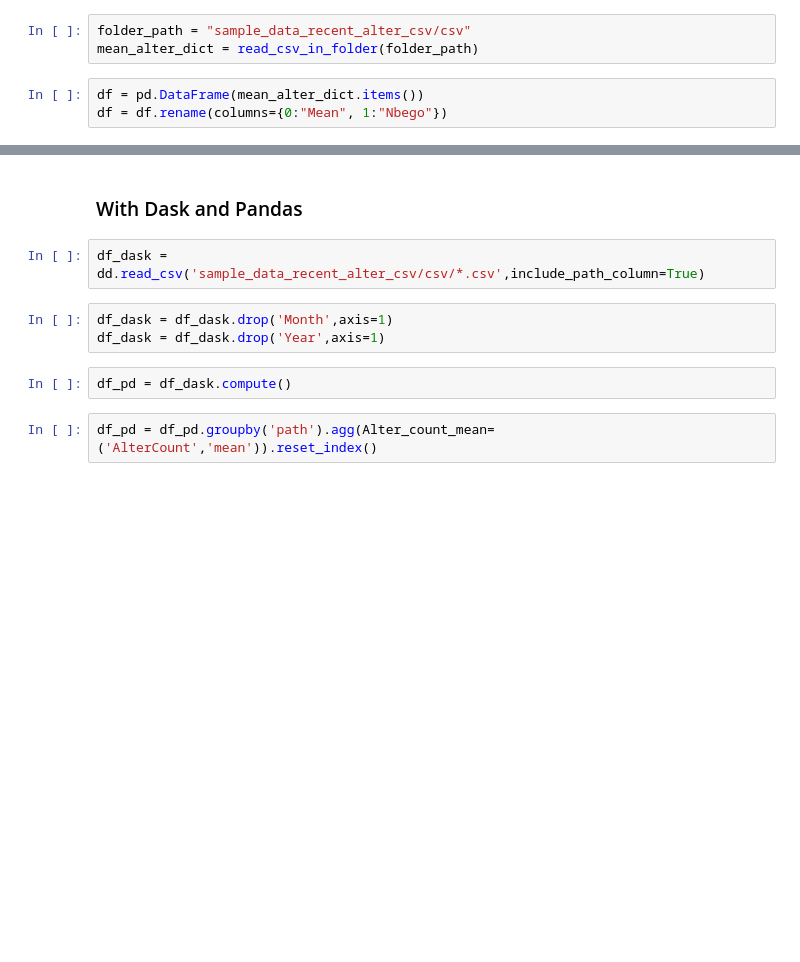
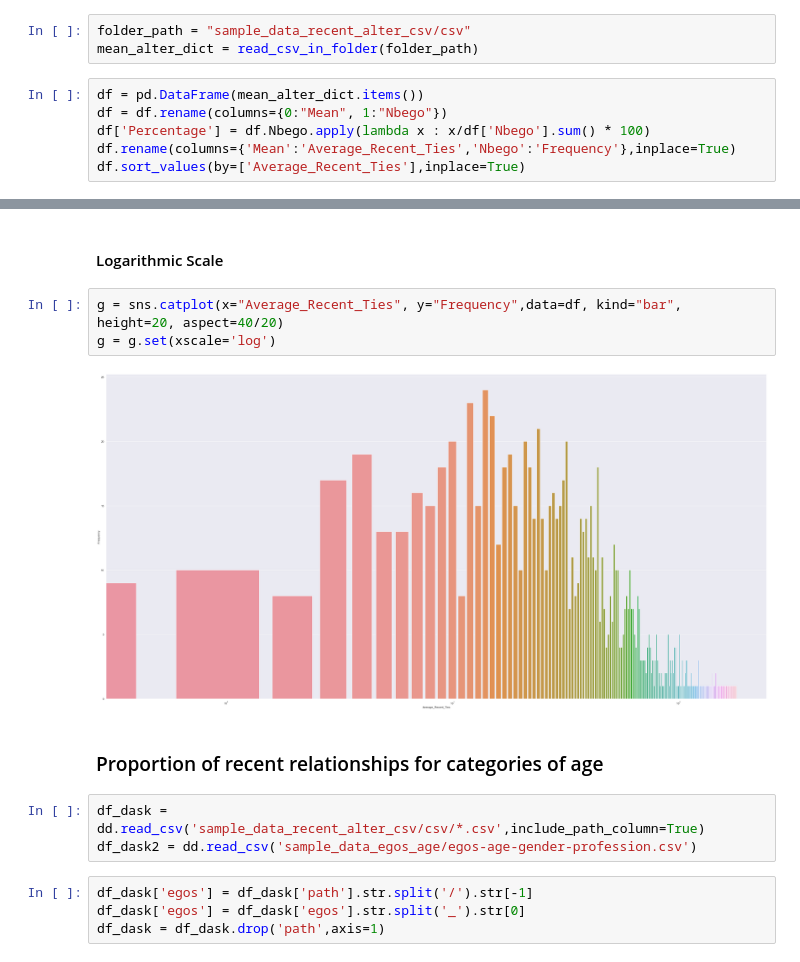
Before and after one commit to HyperionSuperNova/Algopol, a Jupyter notebook: Notebook_link_dynamics.ipynb, the cells around one changed output, grey strips where cells are left out. Cells and saved outputs as stored; diff of their text form; blank space fills up the shorter version.

```diff
--- a/Notebook_link_dynamics.ipynb
+++ b/Notebook_link_dynamics.ipynb
@@ -77,3 +76,6 @@ mean_alter_dict = read_csv_in_folder(folder_path)
 # %%
 df = pd.DataFrame(mean_alter_dict.items())
 df = df.rename(columns={0:"Mean", 1:"Nbego"})
+df['Percentage'] = df.Nbego.apply(lambda x : x/df['Nbego'].sum() * 100)
+df.rename(columns={'Mean':'Average_Recent_Ties','Nbego':'Frequency'},inplace=True)
+df.sort_values(by=['Average_Recent_Ties'],inplace=True)
@@ -82,14 +110,19 @@ g = sns.catplot(x="Mean", y="Nbego",data=df, kind="bar", height=30, aspect=30/20
 g = g.set_xticklabels(g.ax.get_xticklabels(), rotation=45, ha="right")
 # %% [output]
 [figure]
-# %% [markdown]
-### With Dask and Pandas
+# %% [markdown]
+#### Logarithmic Scale
+# %%
+g = sns.catplot(x="Average_Recent_Ties", y="Frequency",data=df, kind="bar", height=20, aspect=40/20)
+g = g.set(xscale='log')
+# %% [output]
+[figure, added]
+# %% [markdown]
+### Proportion of recent relationships for categories of age
 # %%
 df_dask = dd.read_csv('sample_data_recent_alter_csv/csv/*.csv',include_path_column=True)
+df_dask2 = dd.read_csv('sample_data_egos_age/egos-age-gender-profession.csv')
 # %%
-df_dask = df_dask.drop('Month',axis=1)
-df_dask = df_dask.drop('Year',axis=1)
+df_dask['egos'] = df_dask['path'].str.split('/').str[-1]
+df_dask['egos'] = df_dask['egos'].str.split('_').str[0]
+df_dask = df_dask.drop('path',axis=1)
-# %%
-df_pd = df_dask.compute()
-# %%
-df_pd = df_pd.groupby('path').agg(Alter_count_mean=('AlterCount','mean')).reset_index()
```
Also changed, not shown: parts of 23 cells of this notebook.
